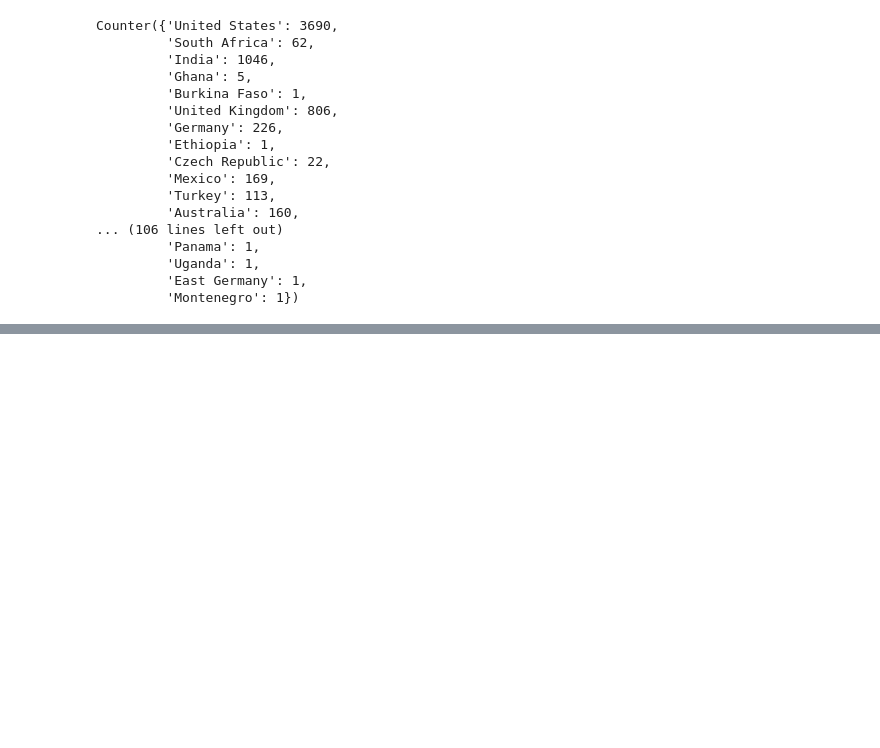
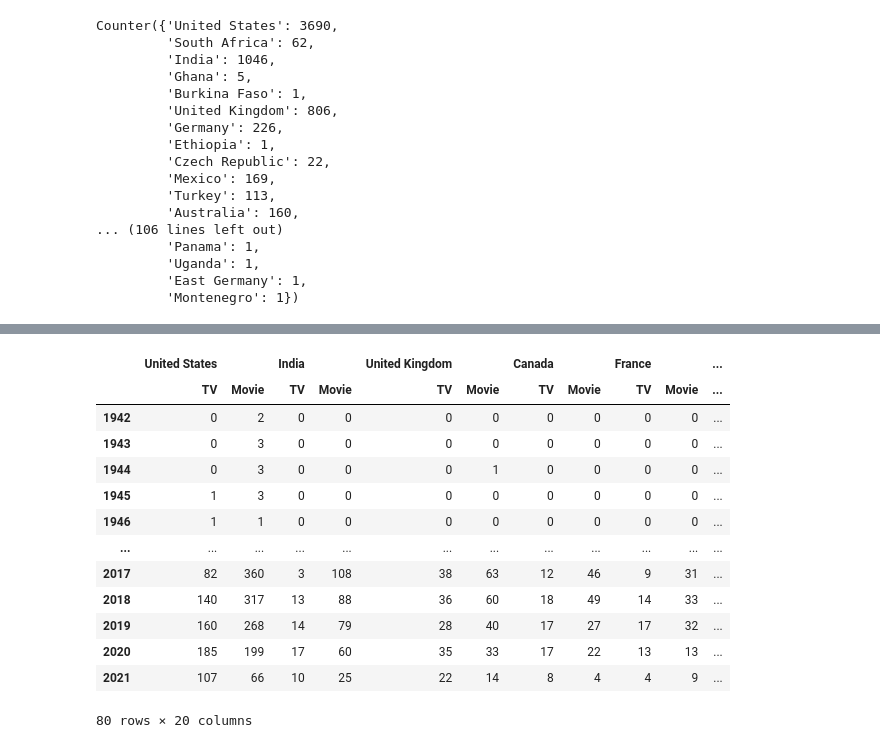
Before and after one commit to dario-coscia/netflix-viz, a Jupyter notebook: netflix.ipynb, the cells around one changed output, grey strips where cells are left out. Drawn from its saved outputs; the diff is of its cells as text; code cells hidden in the pictures; blank space fills up the shorter version.

```diff
--- a/netflix.ipynb
+++ b/netflix.ipynb
@@ -390,0 +398,31 @@ fig.show()
+# %%
+y= list([str(i).zfill(2) for i in range(1942,2022)])
+len(y)
+mux = pd.MultiIndex.from_product([a, ['TV','Movie']])
+tabella3= pd.DataFrame(0, columns=mux,index=range(80))
+tabella3.index = y
+
+for tidx, type_ in enumerate(countries_df['countries']):
+    for idx, i in enumerate(df3['temp']):
+        for word in i:
+            if contains_word(type_,word):
+                        if (df2.iloc[idx].type == 'TV Show'):
+                            tabella3.loc[str(df3.iloc[idx].release_year)][word,'TV']+=1
+                        else:
+                            tabella3.loc[str(df3.iloc[idx].release_year)][word,'Movie']+=1
+#tabella3
+# %% [output]
+|  | United States |  | India |  | United Kingdom |  | Canada |  | France |  | ... |
+|  | TV | Movie | TV | Movie | TV | Movie | TV | Movie | TV | Movie | ... |
+| 1942 | 0 | 2 | 0 | 0 | 0 | 0 | 0 | 0 | 0 | 0 | ... |
+| 1943 | 0 | 3 | 0 | 0 | 0 | 0 | 0 | 0 | 0 | 0 | ... |
+| 1944 | 0 | 3 | 0 | 0 | 0 | 1 | 0 | 0 | 0 | 0 | ... |
+| 1945 | 1 | 3 | 0 | 0 | 0 | 0 | 0 | 0 | 0 | 0 | ... |
+| 1946 | 1 | 1 | 0 | 0 | 0 | 0 | 0 | 0 | 0 | 0 | ... |
+| ... | ... | ... | ... | ... | ... | ... | ... | ... | ... | ... | ... |
+| 2017 | 82 | 360 | 3 | 108 | 38 | 63 | 12 | 46 | 9 | 31 | ... |
+| 2018 | 140 | 317 | 13 | 88 | 36 | 60 | 18 | 49 | 14 | 33 | ... |
+| 2019 | 160 | 268 | 14 | 79 | 28 | 40 | 17 | 27 | 17 | 32 | ... |
+| 2020 | 185 | 199 | 17 | 60 | 35 | 33 | 17 | 22 | 13 | 13 | ... |
+| 2021 | 107 | 66 | 10 | 25 | 22 | 14 | 8 | 4 | 4 | 9 | ... |
+80 rows × 20 columns
```
Also changed, not shown: parts of 8 cells of this notebook.
